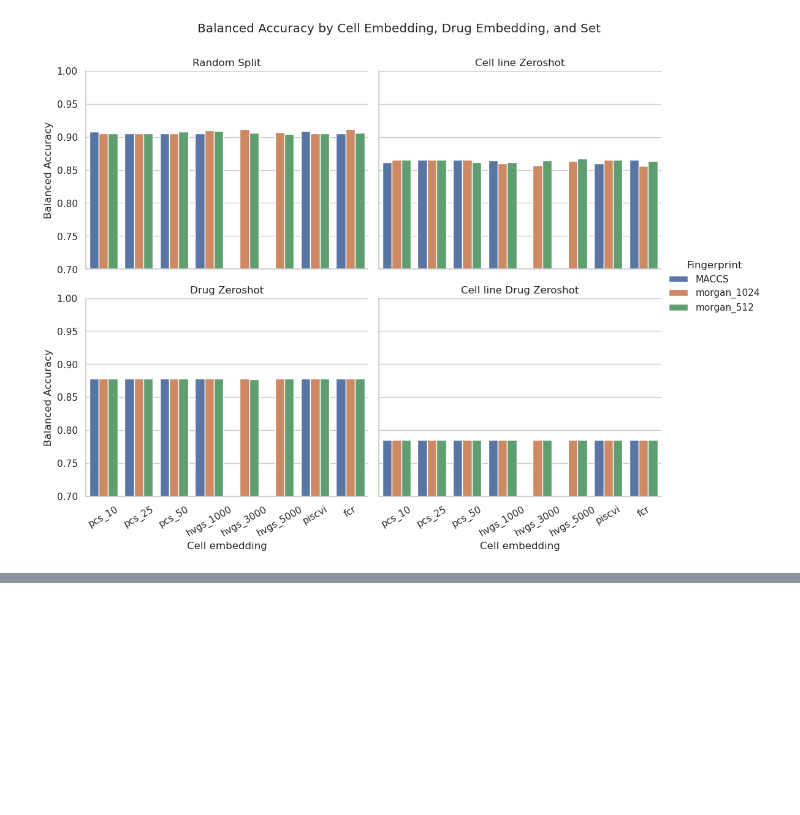
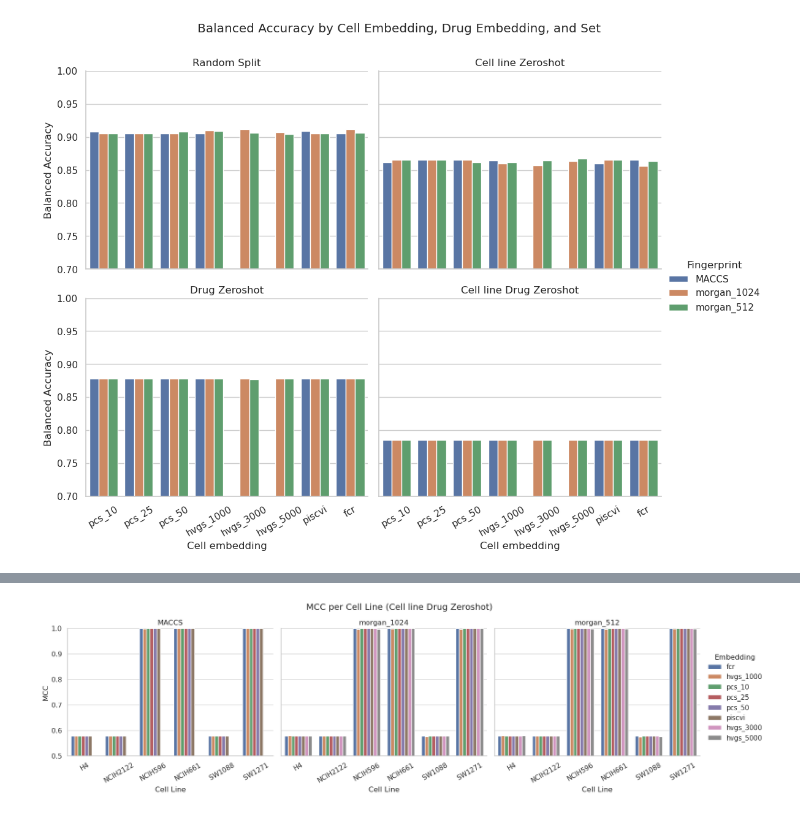
Before and after one commit to RSQuiles/Lab-Rotation-CBG-ETH, a Jupyter notebook: zeroshot_amr/notebooks/Barplots.ipynb, the cells around one changed output, grey strips where cells are left out. Cells and saved outputs as stored; diff of their text form; code cells hidden in the pictures; blank space fills up the shorter version.

```diff
--- a/zeroshot_amr/notebooks/Barplots.ipynb
+++ b/zeroshot_amr/notebooks/Barplots.ipynb
@@ -140,0 +156,4 @@ The `ci` parameter is deprecated. Use `errorbar=None` for the same effect.
+# %%
+plot_mcc_by_cell_line(df, "Cell line Drug Zeroshot")
+# %% [output]
+[figure, added]
```
Also changed, not shown: parts of 12 cells of this notebook, 6 other files.
